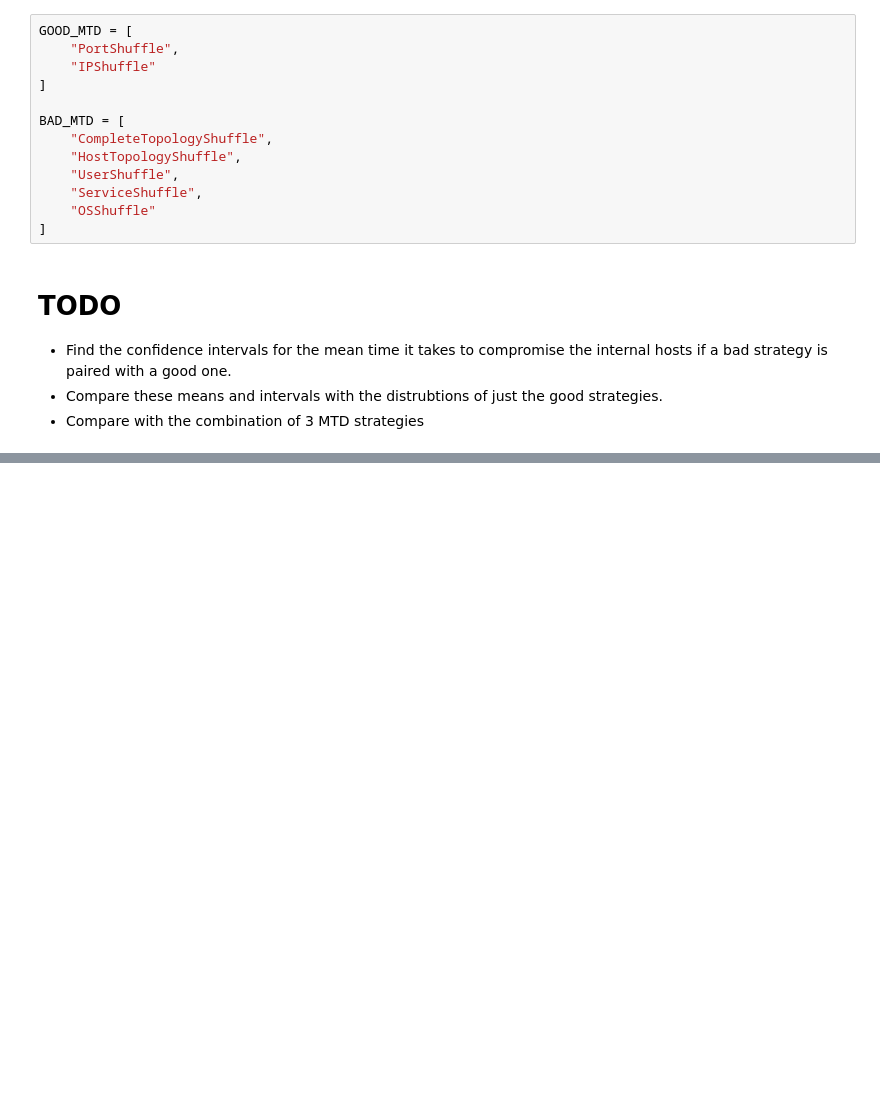
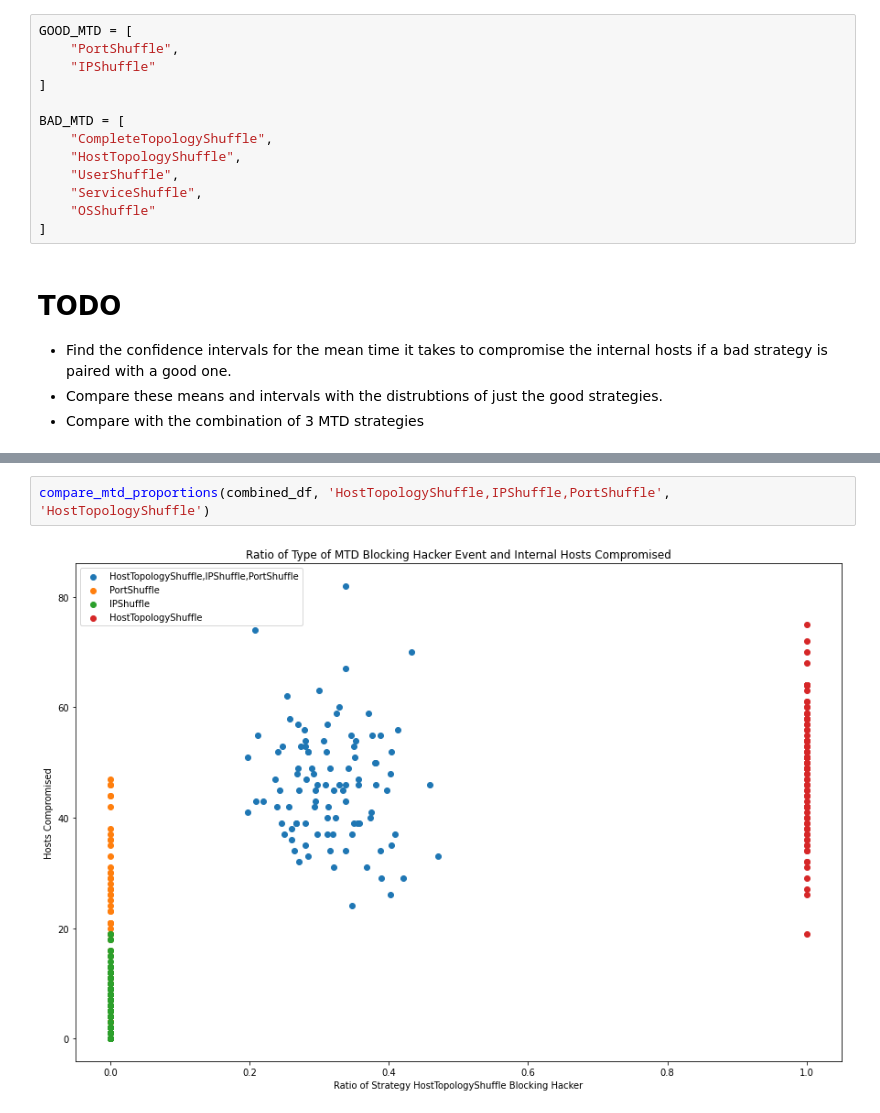
Before and after one commit to yuanyuan2000/MTDGame, a Jupyter notebook: research-analysis/analysis.ipynb, the cells around one changed output, grey strips where cells are left out. Saved outputs shown, nothing was run; the diff lists cells and outputs as text; blank space fills up the shorter version.

```diff
--- a/research-analysis/analysis.ipynb
+++ b/research-analysis/analysis.ipynb
@@ -463,0 +667,4 @@ confidence_interval_for_compromised_internal_hosts(combination2_results, "HostTo
+# %%
+compare_mtd_proportions(combined_df, 'HostTopologyShuffle,IPShuffle,PortShuffle', 'HostTopologyShuffle')
+# %% [output]
+[figure, added]
```
Also changed, not shown: parts of 29 cells of this notebook, 10 other files.
